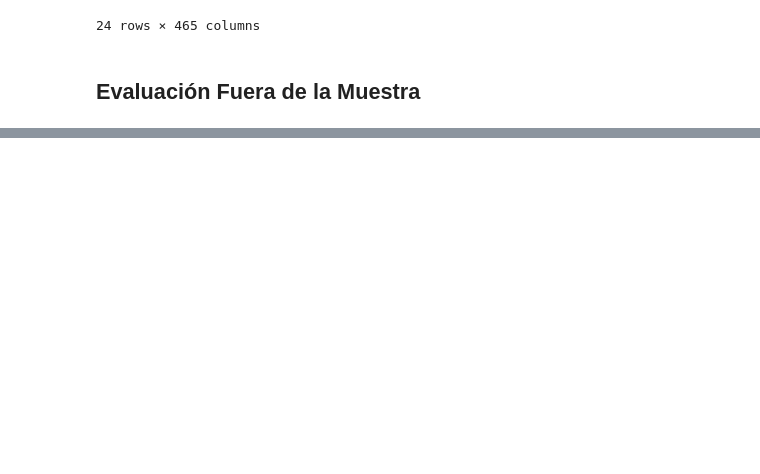
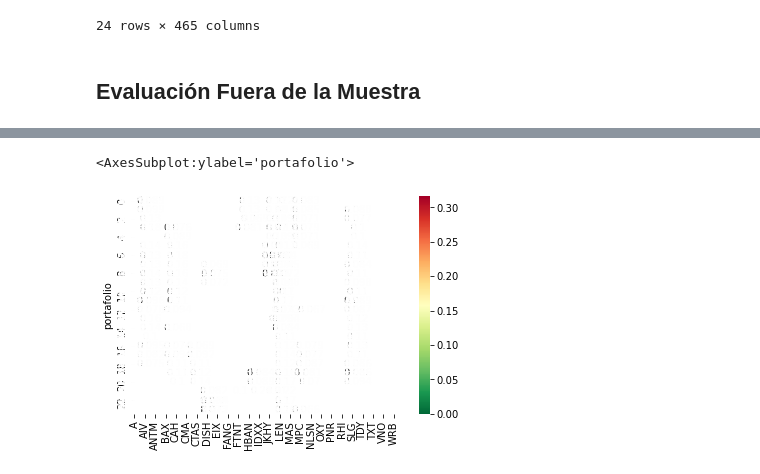
Before and after one commit to efvillar/Metaheuristic-Portfolio-Optimization, a Jupyter notebook: 1 Portafolios tipo markowitz.ipynb, the cells around one changed output, grey strips where cells are left out. Drawn from its saved outputs; the diff is of its cells as text; code cells hidden in the pictures; blank space fills up the shorter version.

```diff
--- a/1 Portafolios tipo markowitz.ipynb
+++ b/1 Portafolios tipo markowitz.ipynb
@@ -301,0 +317,5 @@ pesos_markowitz
+# %%
+sns.heatmap(pesos_markowitz, cmap='RdYlGn_r', linewidths=0.5, annot=True)
+# %% [output]
+<AxesSubplot:ylabel='portafolio'>
+[figure, added]
```
Also changed, not shown: parts of 5 cells of this notebook.
